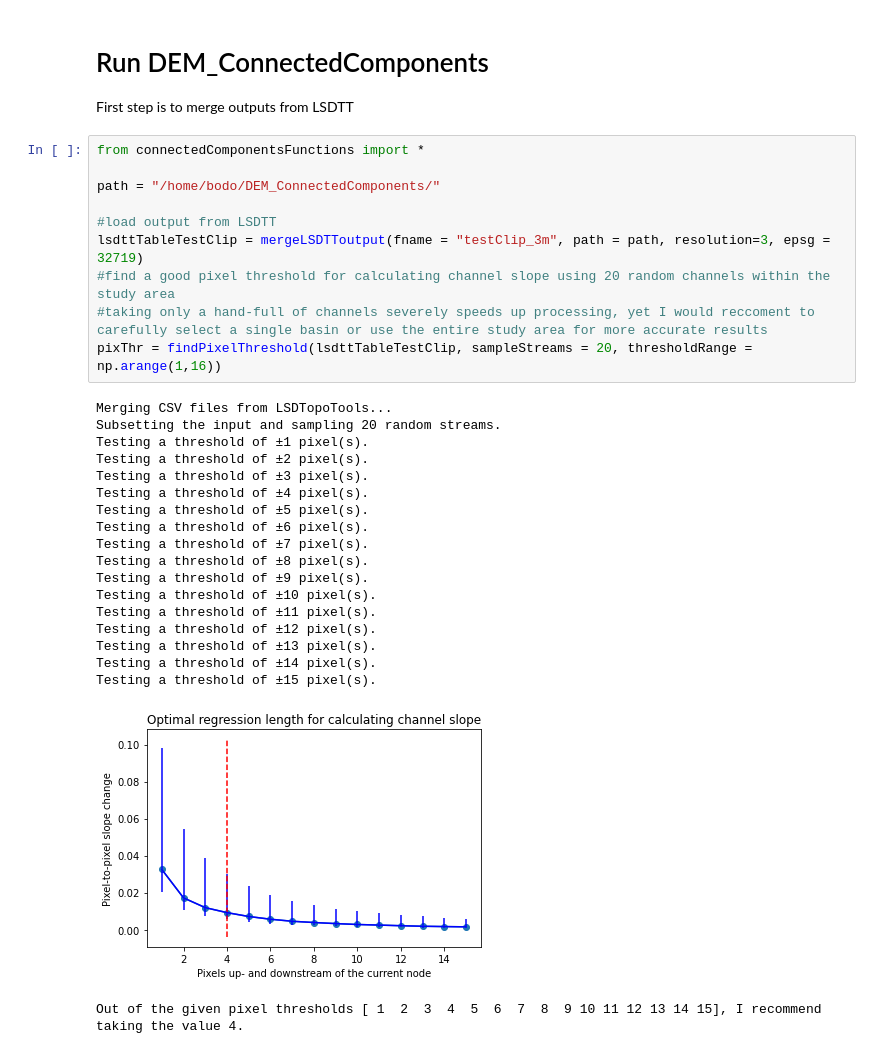
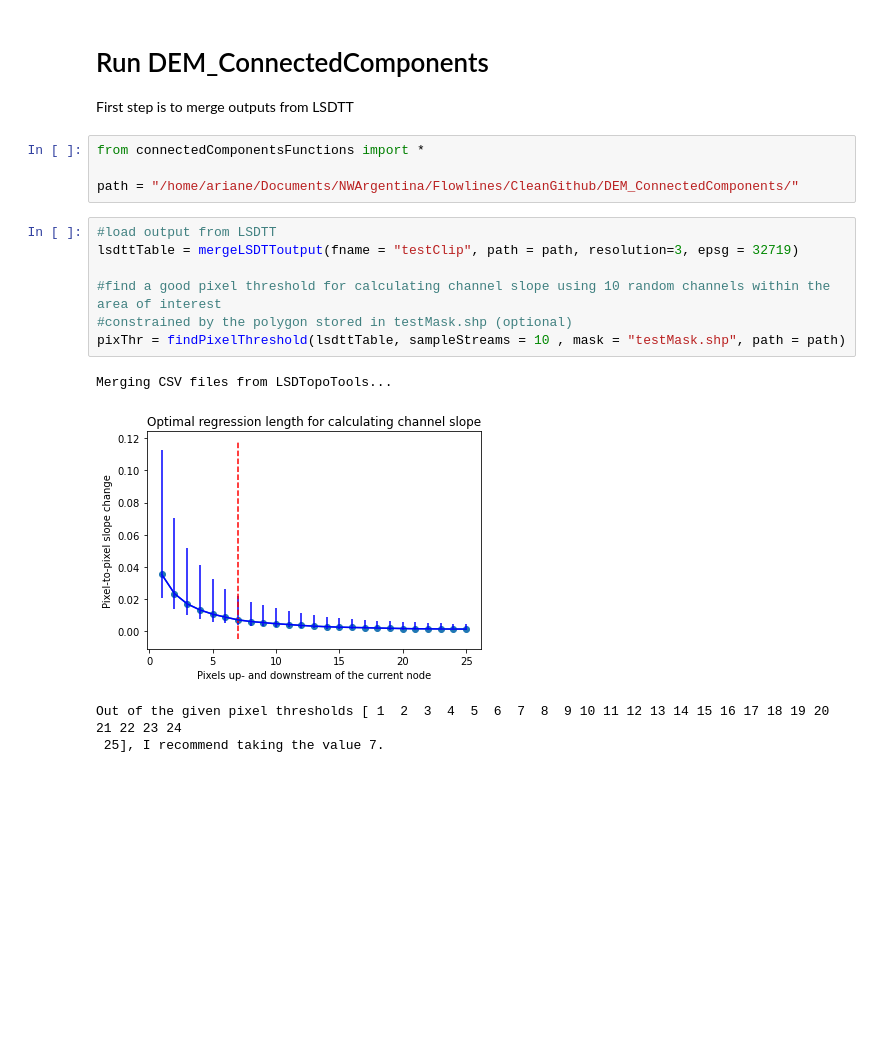
Before and after one commit to UP-RS-ESP/DEM_ConnectedComponents, a Jupyter notebook: ConnectedComponent_DEM_example.ipynb, the cells around one changed output. Cells and saved outputs as stored; diff of their text form; blank space fills up the shorter version.

```diff
--- a/ConnectedComponent_DEM_example.ipynb
+++ b/ConnectedComponent_DEM_example.ipynb
@@ -140,35 +140,21 @@ lsdtt-chi-mapping debrisBasins.driver
 # %% [markdown]
 # Run DEM_ConnectedComponents
 First step is to merge outputs from LSDTT
+# %%
+from connectedComponentsFunctions import *
+
+path = "/home/ariane/Documents/NWArgentina/Flowlines/CleanGithub/DEM_ConnectedComponents/"
 # %%
-from connectedComponentsFunctions import *
+#load output from LSDTT
+lsdttTable = mergeLSDTToutput(fname = "testClip", path = path, resolution=3, epsg = 32719)
 
-path = "/home/bodo/DEM_ConnectedComponents/"
-
-#load output from LSDTT
-lsdttTableTestClip = mergeLSDTToutput(fname = "testClip_3m", path = path, resolution=3, epsg = 32719)
-#find a good pixel threshold for calculating channel slope using 20 random channels within the study area
-#taking only a hand-full of channels severely speeds up processing, yet I would reccoment to carefully select a single basin or use the entire study area for more accurate results
-pixThr = findPixelThreshold(lsdttTableTestClip, sampleStreams = 20, thresholdRange = np.arange(1,16))
+#find a good pixel threshold for calculating channel slope using 10 random channels within the area of interest
+#constrained by the polygon stored in testMask.shp (optional)
+pixThr = findPixelThreshold(lsdttTable, sampleStreams = 10 , mask = "testMask.shp", path = path)
 # %% [output]
 Merging CSV files from LSDTopoTools...
-Subsetting the input and sampling 20 random streams.
-Testing a threshold of ±1 pixel(s).
-Testing a threshold of ±2 pixel(s).
-Testing a threshold of ±3 pixel(s).
-Testing a threshold of ±4 pixel(s).
-Testing a threshold of ±5 pixel(s).
-Testing a threshold of ±6 pixel(s).
-Testing a threshold of ±7 pixel(s).
-Testing a threshold of ±8 pixel(s).
-Testing a threshold of ±9 pixel(s).
-Testing a threshold of ±10 pixel(s).
-Testing a threshold of ±11 pixel(s).
-Testing a threshold of ±12 pixel(s).
-Testing a threshold of ±13 pixel(s).
-Testing a threshold of ±14 pixel(s).
-Testing a threshold of ±15 pixel(s).
-[figure, old version]
+[figure, new version]
-Out of the given pixel thresholds [ 1  2  3  4  5  6  7  8  9 10 11 12 13 14 15], I recommend taking the value 4.
+Out of the given pixel thresholds [ 1  2  3  4  5  6  7  8  9 10 11 12 13 14 15 16 17 18 19 20 21 22 23 24
+ 25], I recommend taking the value 7.
 # %%
 #get channel network of debris-flow sample regions
```
Also changed, not shown: parts of 4 cells of this notebook, 26 other files.
